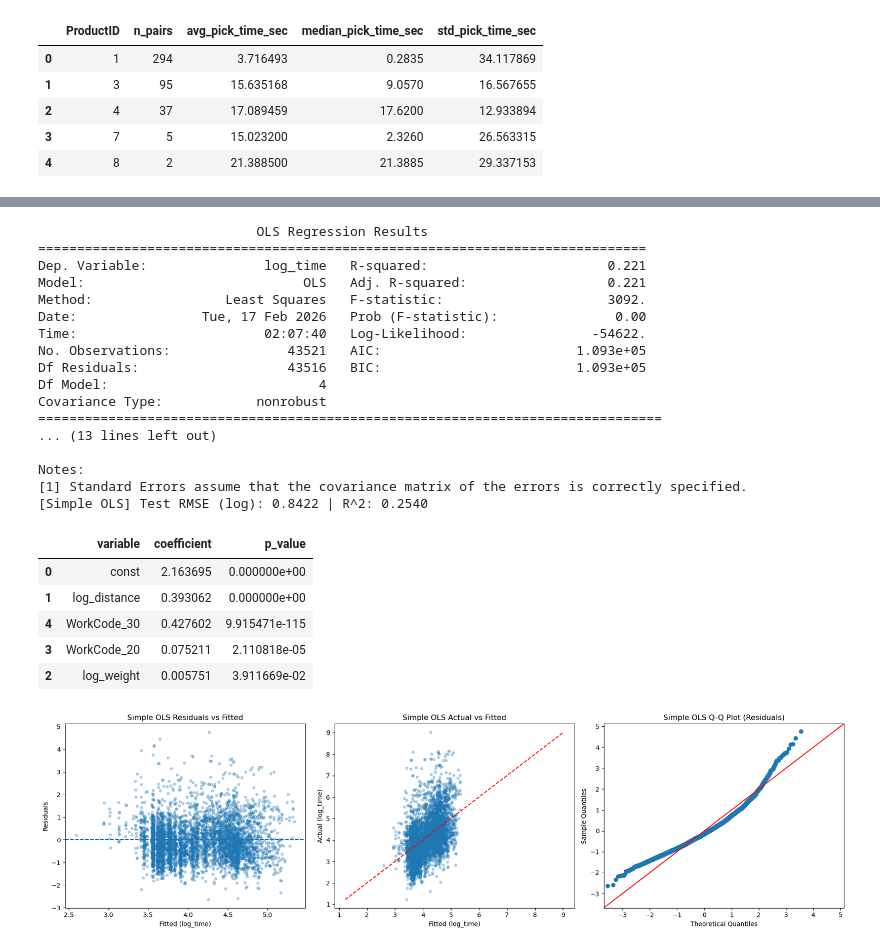
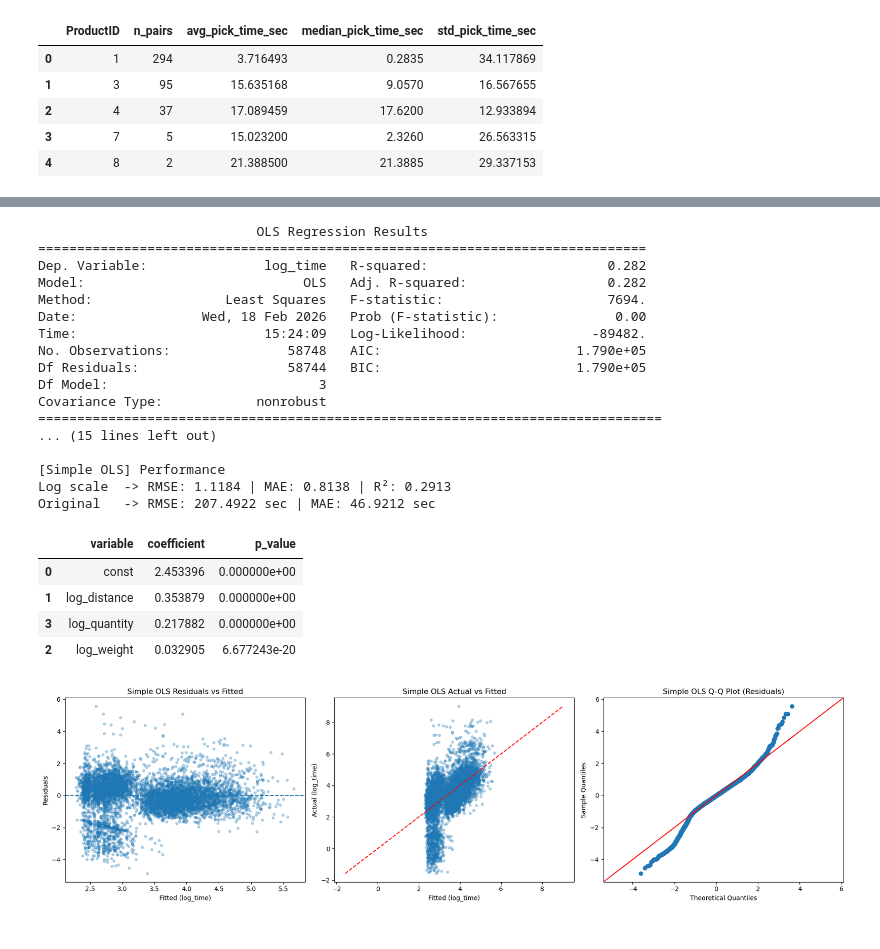
Before and after one commit to JiashenWangg/Lucas_Systems_Capstone_Project, a Jupyter notebook: Model_Jiashen/oe_regression_models.ipynb, the cells around one changed output, grey strips where cells are left out. Saved outputs shown, nothing was run; the diff lists cells and outputs as text; code cells hidden in the pictures.

Commit message:
Update linear regression model for workcode 30 only

```diff
--- a/Model_Jiashen/oe_regression_models.ipynb
+++ b/Model_Jiashen/oe_regression_models.ipynb
@@ -84,9 +84,10 @@ for col in ["Time_Delta_sec", "Weight", "Cube", "Quantity"]:
 # Filter for log viability
 df = df[
     (df["Time_Delta_sec"] > 0) &
-    (df["Travel_Distance"] > 0) &
+    (df["Travel_Distance"] >= 0) &
     (df["Weight"] > 0) &
-    (df["Cube"] > 0)
+    (df["Cube"] > 0) &
+    (df["WorkCode"] == '30')
 ].copy()
 
 # Logs
@@ -225,12 +226,30 @@ def build_Xy(df_in, feature_cols, cat_cols=None, drop_first=True, add_const=True
 def fit_ols_qr(X, y):
     return sm.OLS(y, X).fit(method="qr")
 
+from sklearn.metrics import mean_squared_error, r2_score, mean_absolute_error
+import numpy as np
+
 def eval_model(model, X_test, y_test, label="model"):
-    pred = model.predict(X_test)
-    rmse = np.sqrt(mean_squared_error(y_test, pred))
-    r2 = r2_score(y_test, pred)
-    print(f"[{label}] Test RMSE (log): {rmse:.4f} | R^2: {r2:.4f}")
-    return pred, rmse, r2
+    pred_log = model.predict(X_test)
+
+    # --- log scale metrics ---
+    rmse_log = np.sqrt(mean_squared_error(y_test, pred_log))
+    mae_log  = mean_absolute_error(y_test, pred_log)
+    r2       = r2_score(y_test, pred_log)
+
+    # --- convert back to original scale ---
+    y_true = np.exp(y_test)
+    pred   = np.exp(pred_log)
+
+    rmse = np.sqrt(mean_squared_error(y_true, pred))
+    mae  = mean_absolute_error(y_true, pred)
+
+    print(f"\n[{label}] Performance")
+    print(f"Log scale  -> RMSE: {rmse_log:.4f} | MAE: {mae_log:.4f} | R²: {r2:.4f}")
+    print(f"Original   -> RMSE: {rmse:.4f} sec | MAE: {mae:.4f} sec")
+
+    return pred_log, pred, rmse_log, mae_log, rmse, mae, r2
+
 
 def coef_table(model):
     return pd.DataFrame({
@@ -264,48 +283,47 @@ def diag_plots(y_true, y_pred, title_prefix=""):
     plt.show()
 # %%
 # ---------- Model 1: Simple OLS ----------
-# log_time ~ log_distance + log_weight + WorkCode + log_picktime
+# log_time ~ log_distance + log_weight + log_quantity
 
-simple_features = ["log_distance", "log_weight", "WorkCode"]
-cat_cols_simple = ["WorkCode"]
+simple_features = ["log_distance", "log_weight", "log_quantity"]
+cat_cols_simple = []
 
 X_train_s, y_train_s = build_Xy(train_df, simple_features, cat_cols=cat_cols_simple, drop_first=True, add_const=True)
 X_test_s, y_test_s   = build_Xy(test_df,  simple_features, cat_cols=cat_cols_simple, drop_first=True, add_const=True)
 
 X_test_s = X_test_s.reindex(columns=X_train_s.columns, fill_value=0)
 
 model_simple = fit_ols_qr(X_train_s, y_train_s)
 print(model_simple.summary())
 
-pred_simple, rmse_s, r2_s = eval_model(model_simple, X_test_s, y_test_s, label="Simple OLS")
+pred_log_s, pred_s, rmse_log_s, mae_log_s, rmse_s, mae_s, r2_s = eval_model(model_simple, X_test_s, y_test_s, label="Simple OLS")
 
 display(coef_table(model_simple).head(40))
-diag_plots(y_test_s, pred_simple, title_prefix="Simple OLS")
+diag_plots(y_test_s, pred_log_s, title_prefix="Simple OLS")
 # %% [output]
                             OLS Regression Results
 ==============================================================================
-Dep. Variable:               log_time   R-squared:                       0.221
-Model:                            OLS   Adj. R-squared:                  0.221
-Method:                 Least Squares   F-statistic:                     3092.
-Date:                Tue, 17 Feb 2026   Prob (F-statistic):               0.00
-Time:                        02:07:40   Log-Likelihood:                -54622.
-No. Observations:               43521   AIC:                         1.093e+05
-Df Residuals:                   43516   BIC:                         1.093e+05
-Df Model:                           4
+Dep. Variable:               log_time   R-squared:                       0.282
+Model:                            OLS   Adj. R-squared:                  0.282
+Method:                 Least Squares   F-statistic:                     7694.
+Date:                Wed, 18 Feb 2026   Prob (F-statistic):               0.00
+Time:                        15:24:09   Log-Likelihood:                -89482.
+No. Observations:               58748   AIC:                         1.790e+05
+Df Residuals:                   58744   BIC:                         1.790e+05
+Df Model:                           3
 Covariance Type:            nonrobust
 ================================================================================
-... (13 lines left out)
+... (15 lines left out)
 
-Notes:
-[1] Standard Errors assume that the covariance matrix of the errors is correctly specified.
-[Simple OLS] Test RMSE (log): 0.8422 | R^2: 0.2540
+[Simple OLS] Performance
+Log scale  -> RMSE: 1.1184 | MAE: 0.8138 | R²: 0.2913
+Original   -> RMSE: 207.4922 sec | MAE: 46.9212 sec
 |  | variable | coefficient | p_value |
-| 0 | const | 2.163695 | 0.000000e+00 |
-| 1 | log_distance | 0.393062 | 0.000000e+00 |
-| 4 | WorkCode_30 | 0.427602 | 9.915471e-115 |
-| 3 | WorkCode_20 | 0.075211 | 2.110818e-05 |
-| 2 | log_weight | 0.005751 | 3.911669e-02 |
+| 0 | const | 2.453396 | 0.000000e+00 |
+| 1 | log_distance | 0.353879 | 0.000000e+00 |
+| 3 | log_quantity | 0.217882 | 0.000000e+00 |
+| 2 | log_weight | 0.032905 | 6.677243e-20 |
-[figure, old version]
+[figure, new version]
 # %%
 # ---------- Model 2: All-features OLS ----------
 all_features = ["log_distance", "log_weight", "log_cube", "log_quantity",
```
Also changed, not shown: parts of 11 cells of this notebook.
